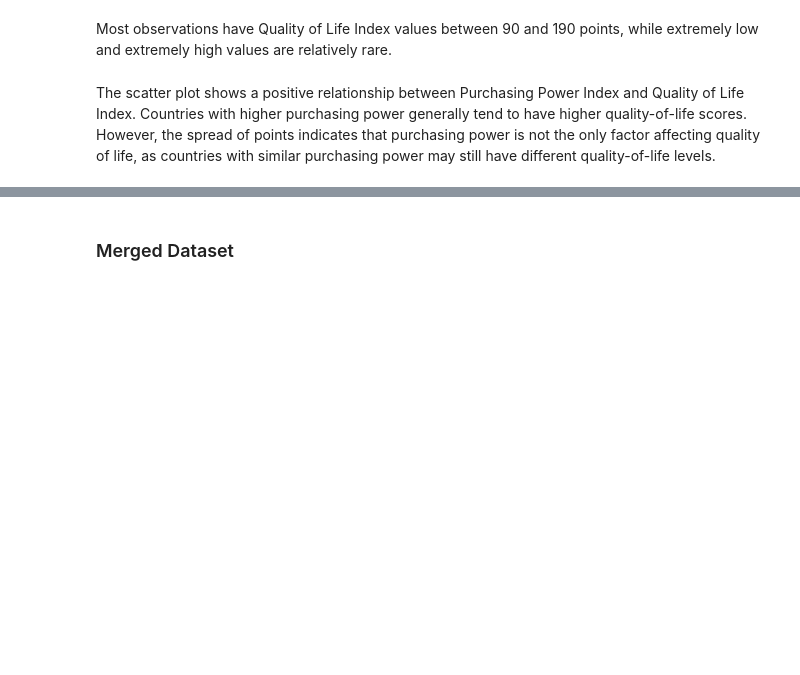
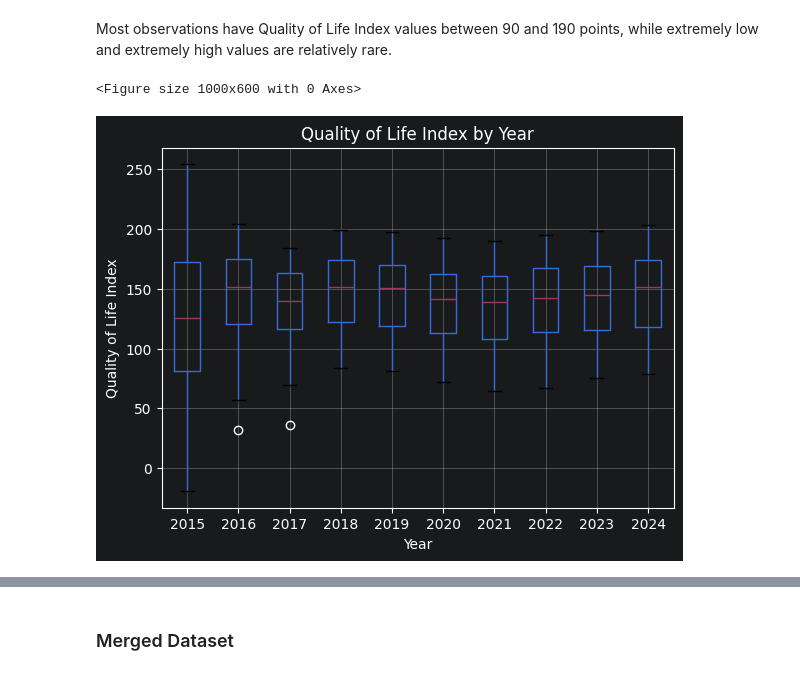
Before and after one commit to soonserv/data-best-project, a Jupyter notebook: notebooks/SA_notebook.ipynb, the cells around one changed output, grey strips where cells are left out. Cells and saved outputs as stored; diff of their text form; code cells hidden in the pictures; blank space fills up the shorter version.

```diff
--- a/notebooks/SA_notebook.ipynb
+++ b/notebooks/SA_notebook.ipynb
@@ -350,2 +587,5 @@ clean_data.head(15)
 # %% [markdown]
 The dataset contains semi-annual observations marked with the “/2” suffix. Since this project focuses on yearly analysis, the suffix was removed from the Year column and the values were converted to integers. Then, observations for the same country and year were combined by calculating the mean of the numerical indicators.
+# %%
+clean_data = clean_data.drop(columns=["Rank"])
+clean_data.head()
@@ -381,14 +665,17 @@ Most observations have Quality of Life Index values between 90 and 190 points, w
 # %%
 plt.figure(figsize=(10,6))
 
-plt.scatter(clean_data["Purchasing Power Index"], clean_data["Quality of Life Index"], alpha=0.6)
+clean_data.boxplot(
+    column="Quality of Life Index",
+    by="Year"
+)
 
-plt.title("Quality of Life vs Purchasing Power")
-plt.xlabel("Purchasing Power Index")
+plt.suptitle("")
+plt.title("Quality of Life Index by Year")
+plt.xlabel("Year")
 plt.ylabel("Quality of Life Index")
 
-plt.grid(alpha=0.3)
-
 plt.show()
+# %% [output]
+<Figure size 1000x600 with 0 Axes>
+[figure, added]
-# %% [markdown]
-The scatter plot shows a positive relationship between Purchasing Power Index and Quality of Life Index. Countries with higher purchasing power generally tend to have higher quality-of-life scores. However, the spread of points indicates that purchasing power is not the only factor affecting quality of life, as countries with similar purchasing power may still have different quality-of-life levels.
```
Also changed, not shown: parts of 71 cells of this notebook.
